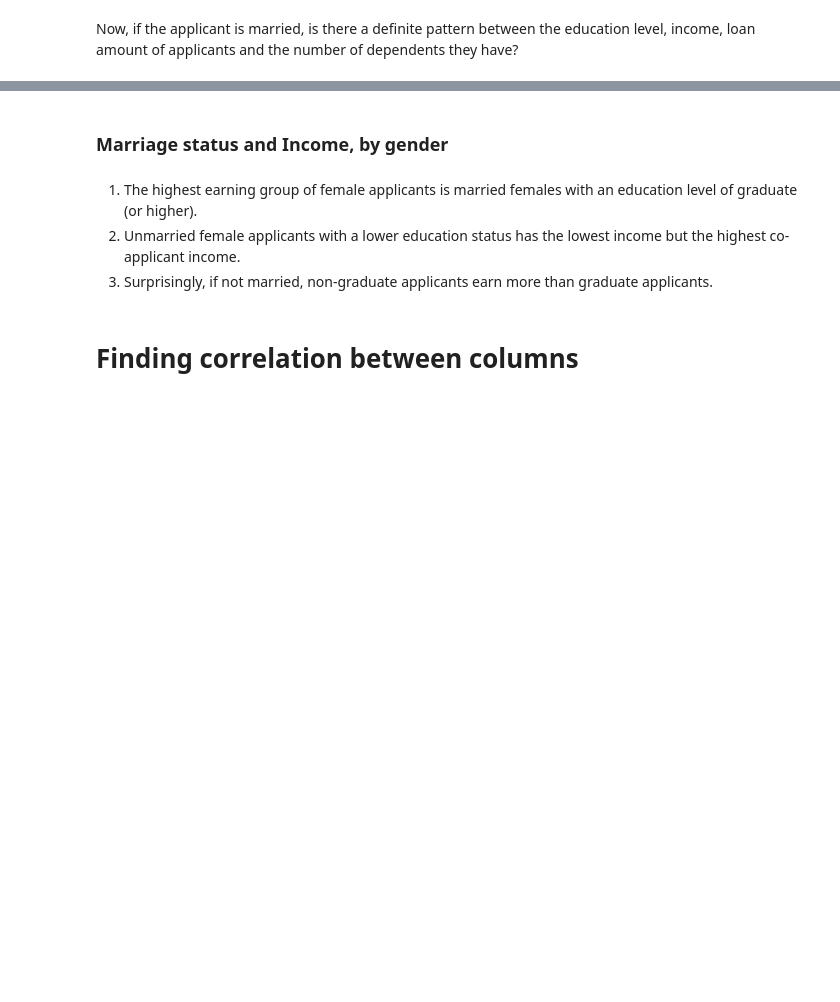
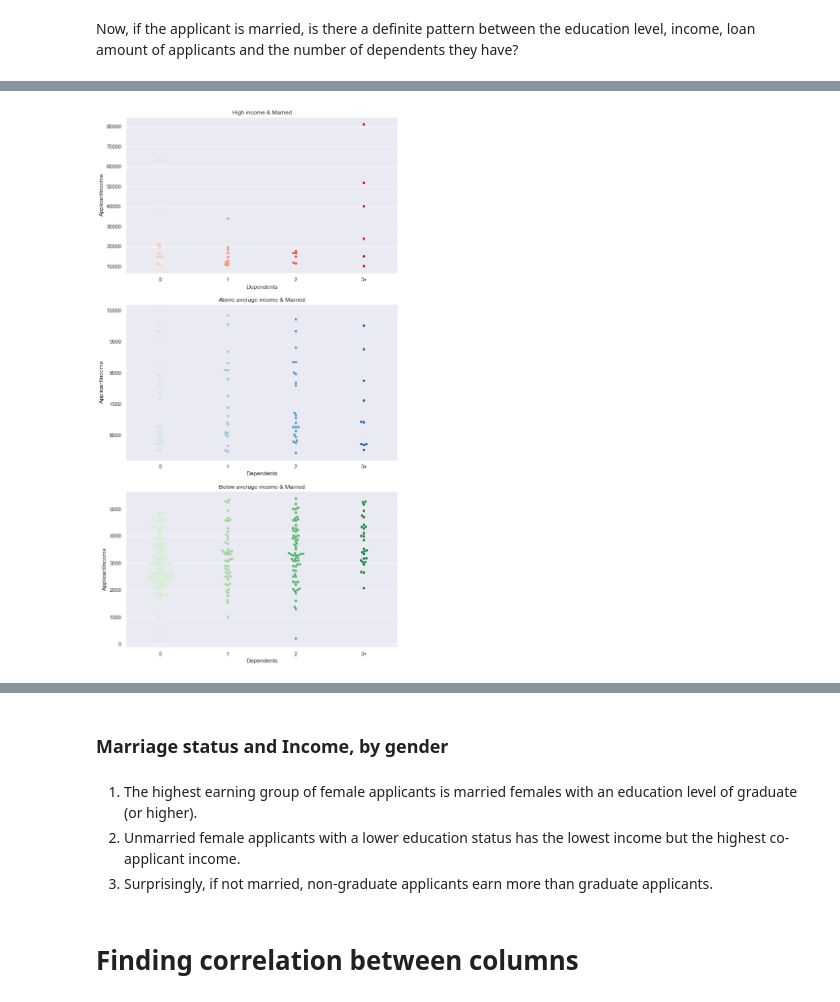
Before and after one commit to imeugeneco/chonggakkimchi, a Jupyter notebook: loan-prediction/Untitled.ipynb, the cells around one changed output, grey strips where cells are left out. Drawn from its saved outputs; the diff is of its cells as text; code cells hidden in the pictures; blank space fills up the shorter version.

```diff
--- a/loan-prediction/Untitled.ipynb
+++ b/loan-prediction/Untitled.ipynb
@@ -176,0 +399,18 @@ Now, if the applicant is married, is there a definite pattern between the educat
+# %%
+sns.set(rc={'figure.figsize':(10,20)})
+
+subplot(3,1,1)
+plt.title('High income & Married')
+f1 = sns.swarmplot(data=high_income[high_income.Married=='Yes'], x='Dependents', y='ApplicantIncome', palette='Reds', order=['0','1','2','3+'])
+
+subplot(3,1,2)
+plt.title('Above average income & Married')
+f2 = sns.swarmplot(data=above_average_income[above_average_income.Married=='Yes'], x='Dependents', y='ApplicantIncome', palette='Blues', order=['0','1','2','3+'])
+
+subplot(3,1,3)
+plt.title('Below average income & Married')
+f3 = sns.swarmplot(data=below_average_income[below_average_income.Married=='Yes'], x='Dependents', y='ApplicantIncome', palette='Greens', order=['0','1','2','3+'])
+
+plt.show()
+# %% [output]
+[figure, added]
```
Also changed, not shown: parts of 45 cells of this notebook.
